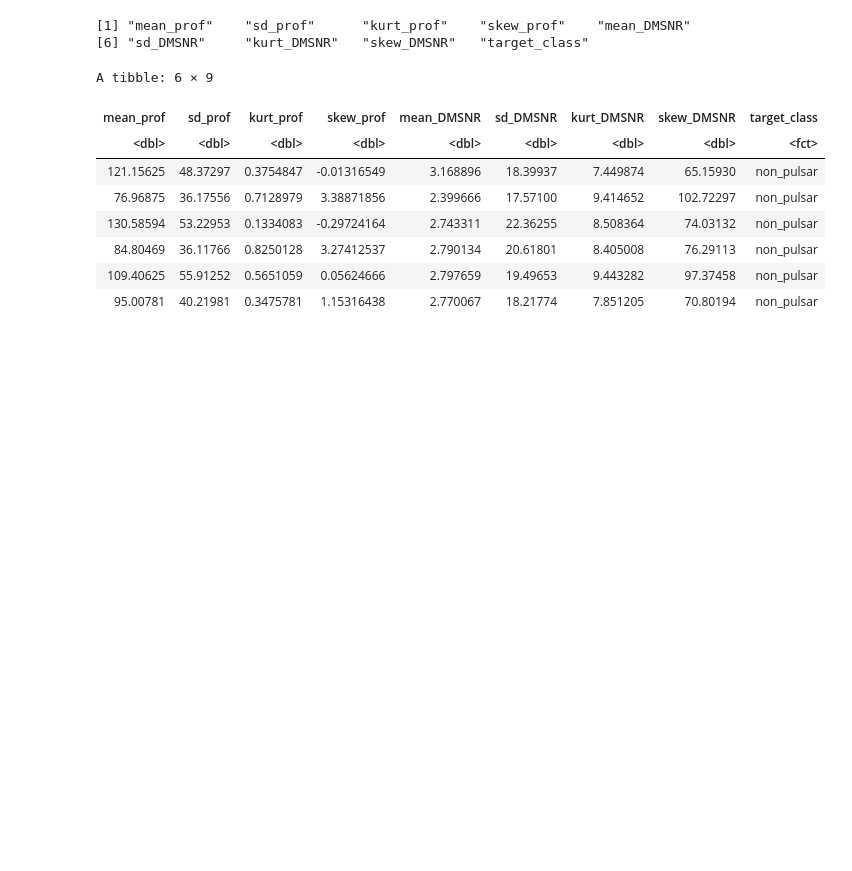
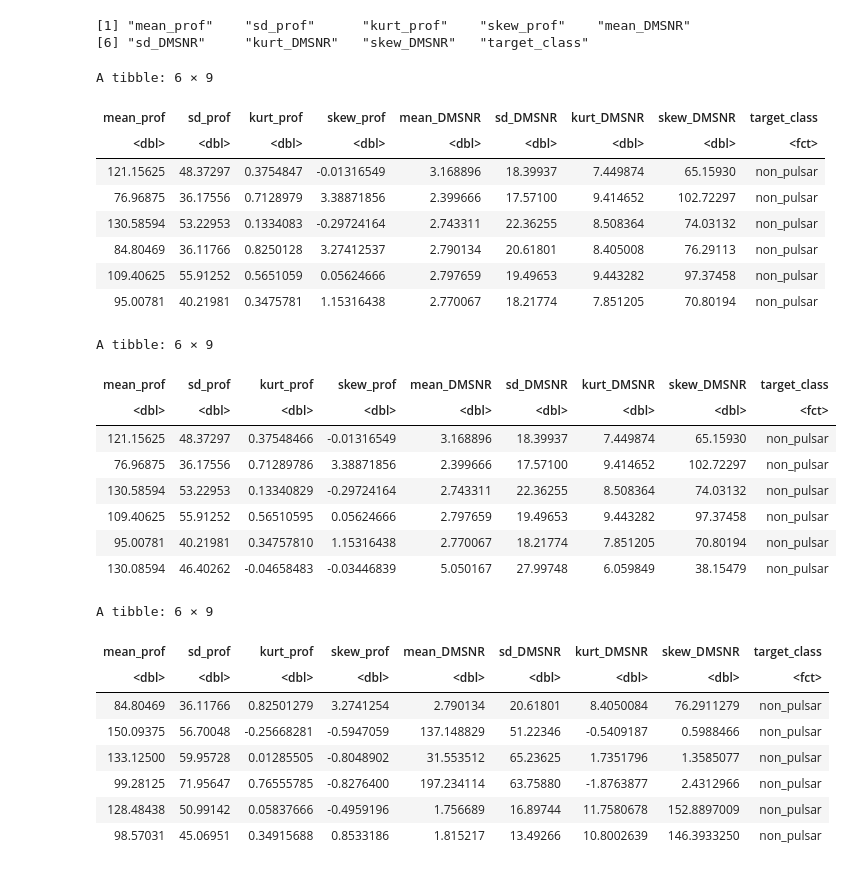
Before and after one commit to NicoRui/DSCI_100_Project, a Jupyter notebook: Proposal.ipynb, the cells around one changed output. Saved outputs shown, nothing was run; the diff lists cells and outputs as text; code cells hidden in the pictures; blank space fills up the shorter version.

```diff
--- a/Proposal.ipynb
+++ b/Proposal.ipynb
@@ -48,3 +67,28 @@ A tibble: 6 × 9
 | 84.80469 | 36.11766 | 0.8250128 | 3.27412537 | 2.790134 | 20.61801 | 8.405008 | 76.29113 | non_pulsar |
 | 109.40625 | 55.91252 | 0.5651059 | 0.05624666 | 2.797659 | 19.49653 | 9.443282 | 97.37458 | non_pulsar |
 | 95.00781 | 40.21981 | 0.3475781 | 1.15316438 | 2.770067 | 18.21774 | 7.851205 | 70.80194 | non_pulsar |
+# %%
+set.seed(632)
+pulsar_split = initial_split(pulsar_base_data, prop = 0.8, strata = target_class)
+pulsar_train = training(pulsar_split)
+pulsar_test = testing(pulsar_split)
+head(pulsar_train); head(pulsar_test)
+# %% [output]
+A tibble: 6 × 9
+| mean_prof | sd_prof | kurt_prof | skew_prof | mean_DMSNR | sd_DMSNR | kurt_DMSNR | skew_DMSNR | target_class |
+| <dbl> | <dbl> | <dbl> | <dbl> | <dbl> | <dbl> | <dbl> | <dbl> | <fct> |
+| 121.15625 | 48.37297 | 0.37548466 | -0.01316549 | 3.168896 | 18.39937 | 7.449874 | 65.15930 | non_pulsar |
+| 76.96875 | 36.17556 | 0.71289786 | 3.38871856 | 2.399666 | 17.57100 | 9.414652 | 102.72297 | non_pulsar |
+| 130.58594 | 53.22953 | 0.13340829 | -0.29724164 | 2.743311 | 22.36255 | 8.508364 | 74.03132 | non_pulsar |
+| 109.40625 | 55.91252 | 0.56510595 | 0.05624666 | 2.797659 | 19.49653 | 9.443282 | 97.37458 | non_pulsar |
+| 95.00781 | 40.21981 | 0.34757810 | 1.15316438 | 2.770067 | 18.21774 | 7.851205 | 70.80194 | non_pulsar |
+| 130.08594 | 46.40262 | -0.04658483 | -0.03446839 | 5.050167 | 27.99748 | 6.059849 | 38.15479 | non_pulsar |
+A tibble: 6 × 9
+| mean_prof | sd_prof | kurt_prof | skew_prof | mean_DMSNR | sd_DMSNR | kurt_DMSNR | skew_DMSNR | target_class |
+| <dbl> | <dbl> | <dbl> | <dbl> | <dbl> | <dbl> | <dbl> | <dbl> | <fct> |
+| 84.80469 | 36.11766 | 0.82501279 | 3.2741254 | 2.790134 | 20.61801 | 8.4050084 | 76.2911279 | non_pulsar |
+| 150.09375 | 56.70048 | -0.25668281 | -0.5947059 | 137.148829 | 51.22346 | -0.5409187 | 0.5988466 | non_pulsar |
+| 133.12500 | 59.95728 | 0.01285505 | -0.8048902 | 31.553512 | 65.23625 | 1.7351796 | 1.3585077 | non_pulsar |
+| 99.28125 | 71.95647 | 0.76555785 | -0.8276400 | 197.234114 | 63.75880 | -1.8763877 | 2.4312966 | non_pulsar |
+| 128.48438 | 50.99142 | 0.05837666 | -0.4959196 | 1.756689 | 16.89744 | 11.7580678 | 152.8897009 | non_pulsar |
+| 98.57031 | 45.06951 | 0.34915688 | 0.8533186 | 1.815217 | 13.49266 | 10.8002639 | 146.3933250 | non_pulsar |
```
Also changed, not shown: parts of 10 cells of this notebook.
